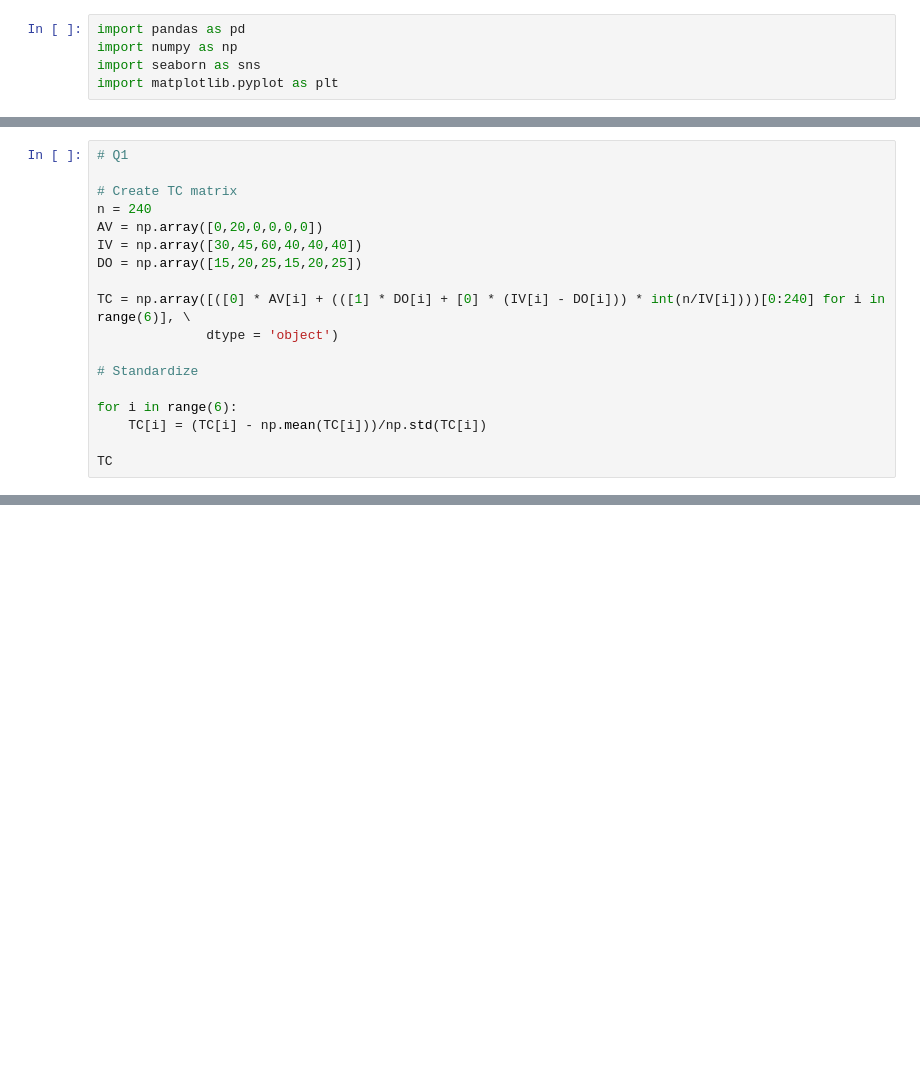
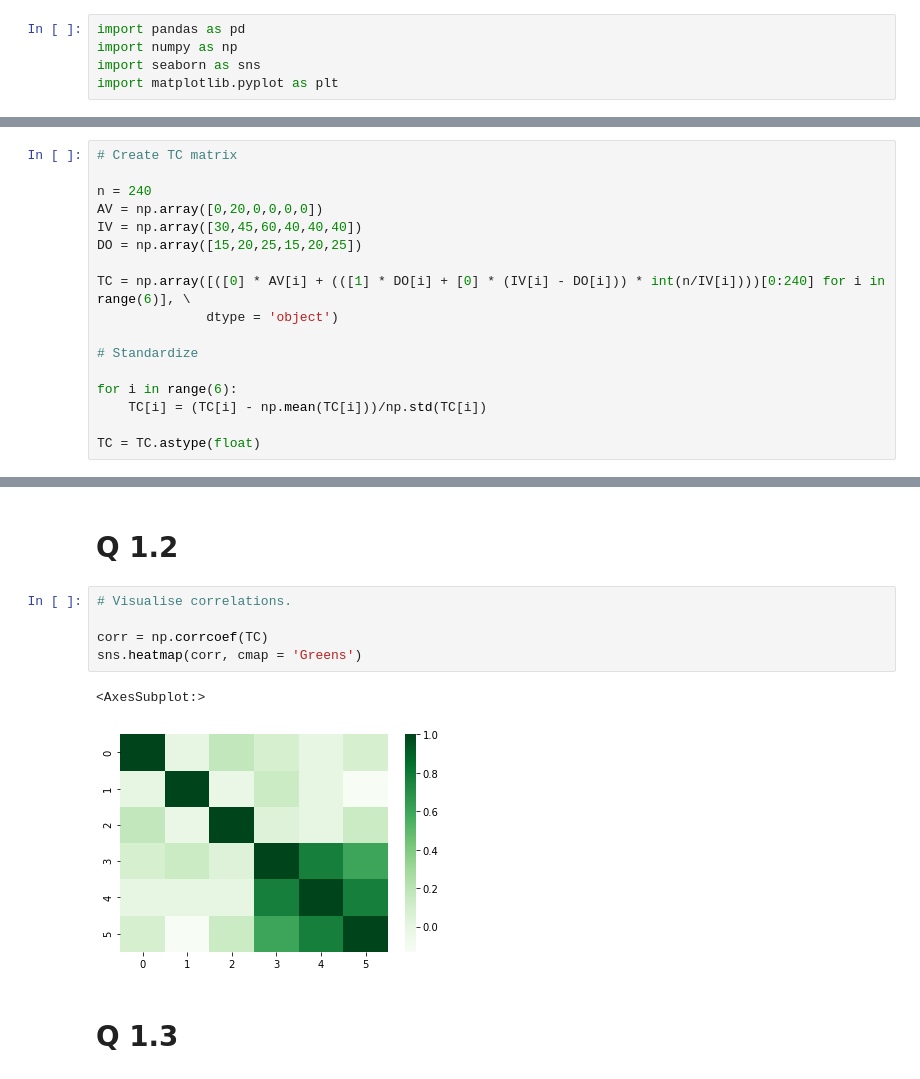
Before and after one commit to Sorgl0s/MAST30034_Assignment1, a Jupyter notebook: Assignment 1 JPNB.ipynb, the cells around one changed output, grey strips where cells are left out. Saved outputs shown, nothing was run; the diff lists cells and outputs as text; blank space fills up the shorter version.

Commit message:
Solutions for Q1.1 and 1.2. Correlation heatmap and temporary SMs. -JPNB

```diff
--- a/Assignment 1 JPNB.ipynb
+++ b/Assignment 1 JPNB.ipynb
@@ -6,7 +8,6 @@ import matplotlib.pyplot as plt
 # %%
-# Q1
+# Create TC matrix
 
-# Create TC matrix
 n = 240
 AV = np.array([0,20,0,0,0,0])
 IV = np.array([30,45,60,40,40,40])
@@ -20,4 +21,4 @@ TC = np.array([([0] * AV[i] + (([1] * DO[i] + [0] * (IV[i] - DO[i])) * int(n/IV[
 for i in range(6):
     TC[i] = (TC[i] - np.mean(TC[i]))/np.std(TC[i])
 
-TC
+TC = TC.astype(float)
@@ -45,3 +35,15 @@ figure.tight_layout()
 plt.show()
 # %% [output]
 [figure]
+# %% [markdown]
+<h1>Q 1.2</h1>
+# %%
+# Visualise correlations.
+
+corr = np.corrcoef(TC)
+sns.heatmap(corr, cmap = 'Greens')
+# %% [output]
+<AxesSubplot:>
+[figure, added]
+# %% [markdown]
+<h1>Q 1.3</h1>
```
Also changed, not shown: parts of 6 cells of this notebook.
